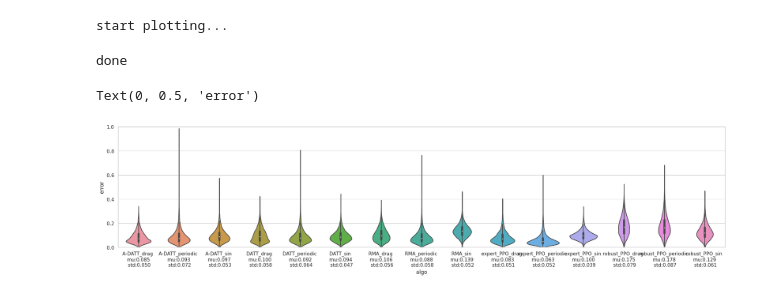
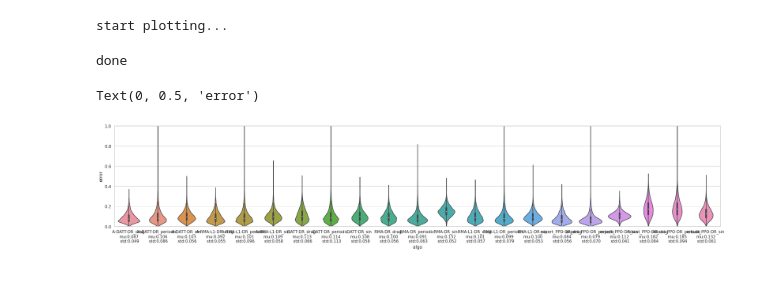
Before and after one commit to LeCAR-Lab/CoVO-MPC, a Jupyter notebook: quadjax/devel/plot.ipynb, the cells around one changed output. Cells and saved outputs as stored; diff of their text form; code cells hidden in the pictures.

```diff
--- a/quadjax/devel/plot.ipynb
+++ b/quadjax/devel/plot.ipynb
@@ -77,7 +77,7 @@ os.chdir('../../results/rma/')
 files = os.listdir()
 files = [f for f in files if f.endswith('.pkl')]
 files = [f for f in files if f.startswith('eval_err_pos')]
-files = [f for f in files if 'DR' not in f]
+files = [f for f in files if 'DR' in f]
 files = [f for f in files if (('periodic' in f) or ('sin' in f) or ('drag' in f))]
 # files = [f for f in files if (('drag' in f))]
 
@@ -97,32 +97,32 @@ for file in files:
     data = np.array(data).flatten()
     # append N and error to all_data
     all_data = pd.concat(
         [
             all_data,
             pd.DataFrame(
                 {
                     'algo': [f'{exp_name} \n mu:{np.mean(data):.3f} \n std:{np.std(data):.3f}']*len(data),
                     'error': data,
                     'mean': [np.mean(data)]*len(data),
                     'std': [np.std(data)]*len(data),
                 }
             )
         ]
     )
 
 # plot in a order from largest mean to smallest mean
 # all_data = all_data.sort_values(by=['mean'], ascending=False)
 sns.set_theme(style="whitegrid")
-fig, ax = plt.subplots(figsize=(25, 5))
+fig, ax = plt.subplots(figsize=(30, 5))
 print('start plotting...')
 sns.violinplot(x='algo', y='error', data=all_data, ax=ax)
 # plot with y limit from 0 to 1
 ax.set_ylim(0, 1)
 print('done')
 ax.set_xlabel('algo')
 ax.set_ylabel('error')
 # %% [output]
 start plotting...
 done
 Text(0, 0.5, 'error')
-[figure, old version]
+[figure, new version]
```
Also changed, not shown: 2 other files.
